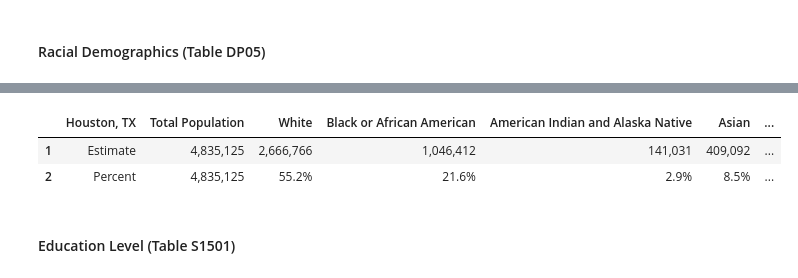
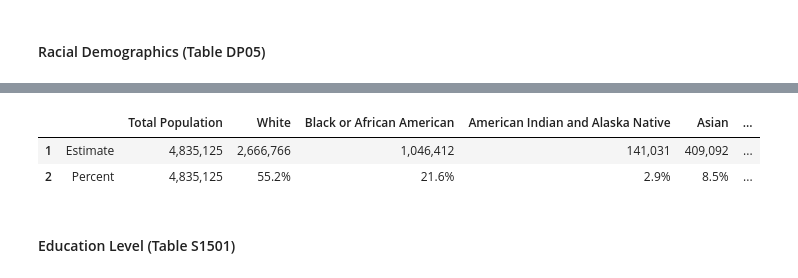
Before and after one commit to maddieemihle/major-city-visualization, a Jupyter notebook: data_files/houston_data/Houston_cleaned.ipynb, the cells around one changed output, grey strips where cells are left out. Drawn from its saved outputs; the diff is of its cells as text; code cells hidden in the pictures.

```diff
--- a/data_files/houston_data/Houston_cleaned.ipynb
+++ b/data_files/houston_data/Houston_cleaned.ipynb
@@ -117,19 +117,19 @@ houston_race_df.head()
 | 2 | Percent | 4,835,125 | 55.2% | 21.6% | 2.9% | 8.5% | ... |
 # %%
 # Rename columns for clarity
-houston_race_df.columns = ['Houston, TX',
+houston_race_df.columns = ['',
                            'Total Population',
                            'White',
                            'Black or African American',
                            'American Indian and Alaska Native',
                            'Asian',
                            'Native Hawaiian and Other Pacific Islander',
                            'Other']
 
 # Display
 houston_race_df.head()
 # %% [output]
-|  | Houston, TX | Total Population | White | Black or African American | American Indian and Alaska Native | Asian | ... |
+|  |  | Total Population | White | Black or African American | American Indian and Alaska Native | Asian | ... |
 | 1 | Estimate | 4,835,125 | 2,666,766 | 1,046,412 | 141,031 | 409,092 | ... |
 | 2 | Percent | 4,835,125 | 55.2% | 21.6% | 2.9% | 8.5% | ... |
 # %%
```
Also changed, not shown: parts of 4 cells of this notebook, 21 other files.
